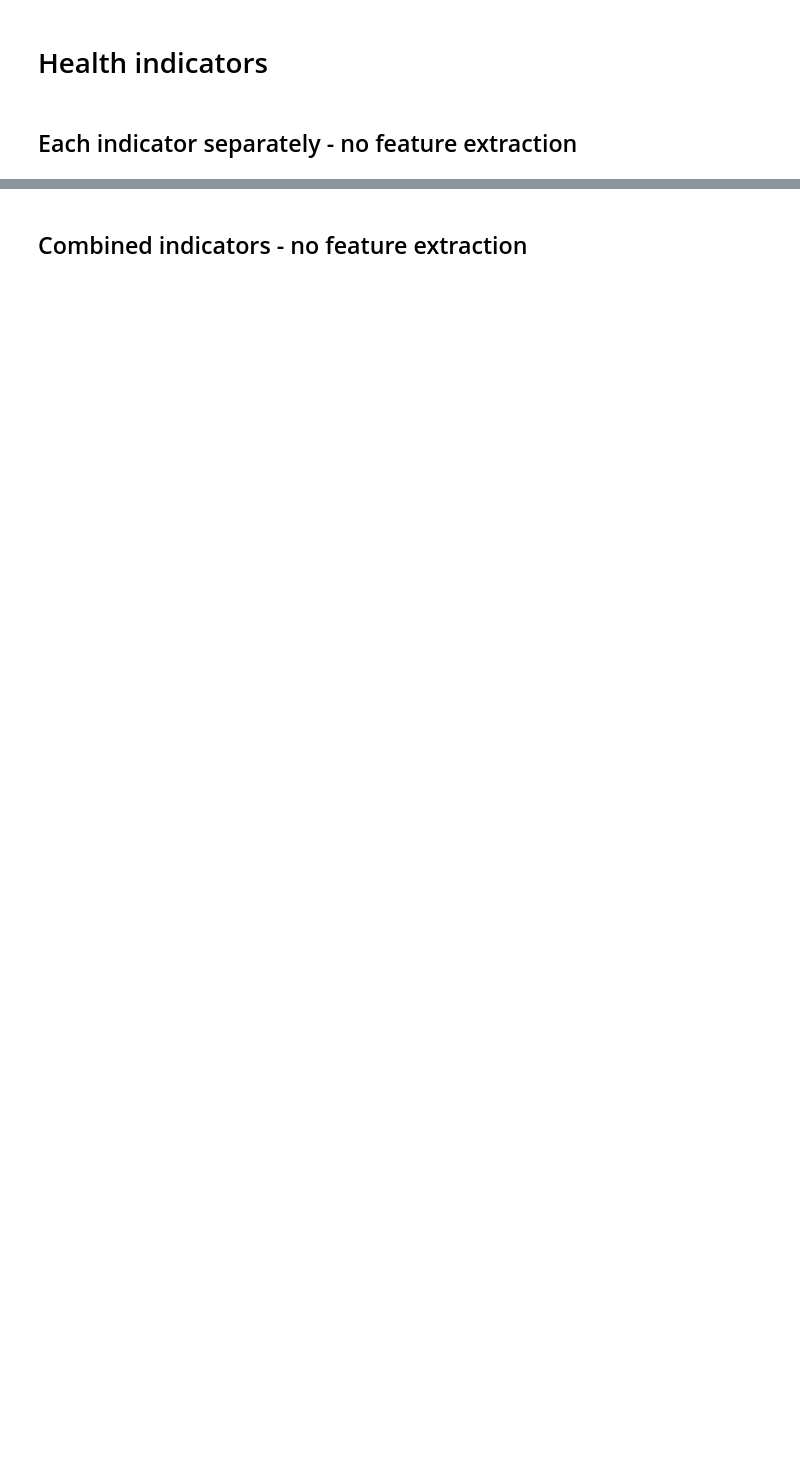
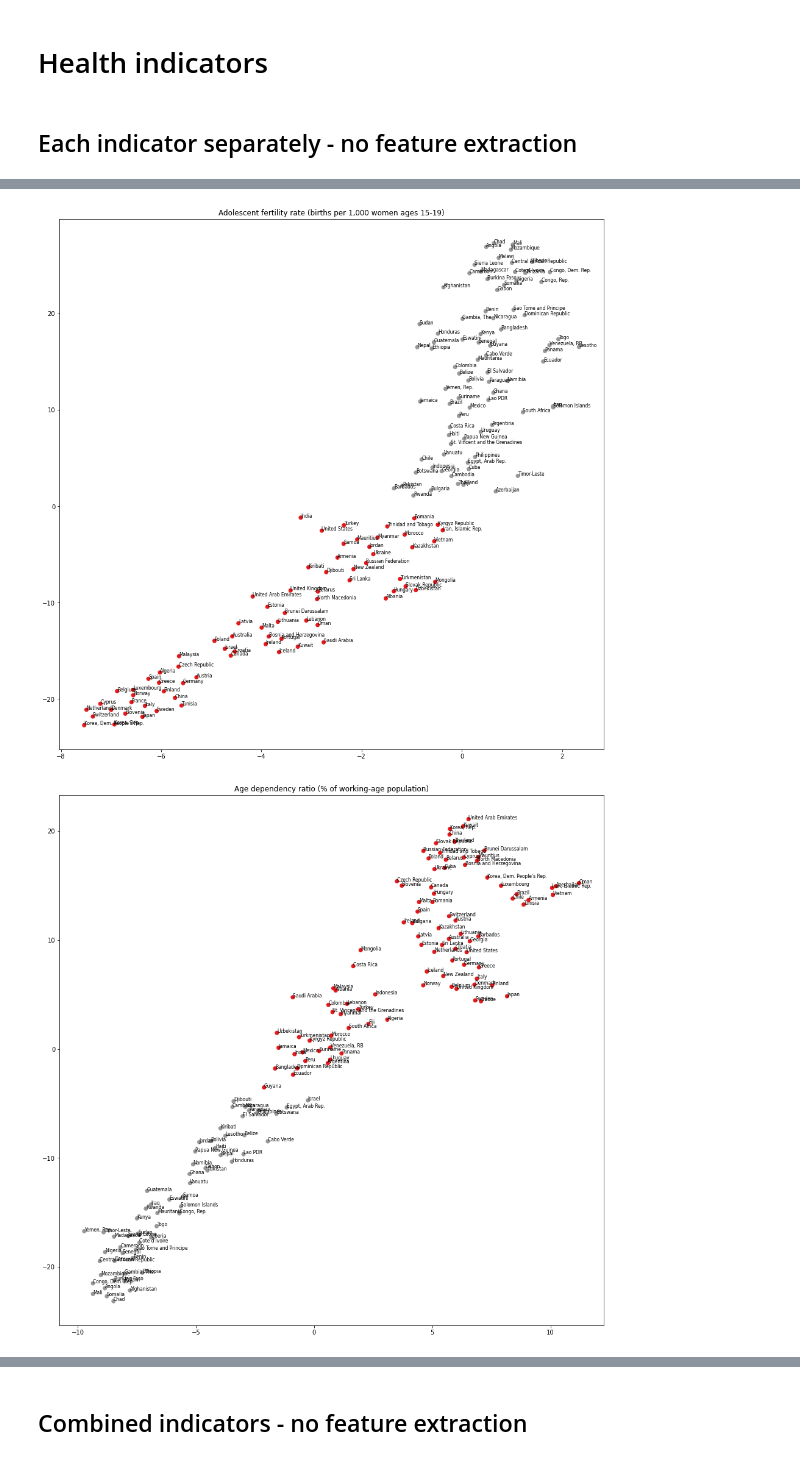
Before and after one commit to maciektr/worldbank_data_exploration, a Jupyter notebook: notebooks/hierarchical_clustering.ipynb, the cells around one changed output, grey strips where cells are left out. Saved outputs shown, nothing was run; the diff lists cells and outputs as text; code cells hidden in the pictures; blank space fills up the shorter version.

```diff
--- a/notebooks/hierarchical_clustering.ipynb
+++ b/notebooks/hierarchical_clustering.ipynb
@@ -248,0 +337,5 @@ data_embedded_visualization(health_indicators_clustered)
+# %%
+data_embedded_visualization(health_indicators_clustered)
+# %% [output]
+[figure, added]
+[figure, added]
```
Also changed, not shown: parts of 31 cells of this notebook, 1 other file.
